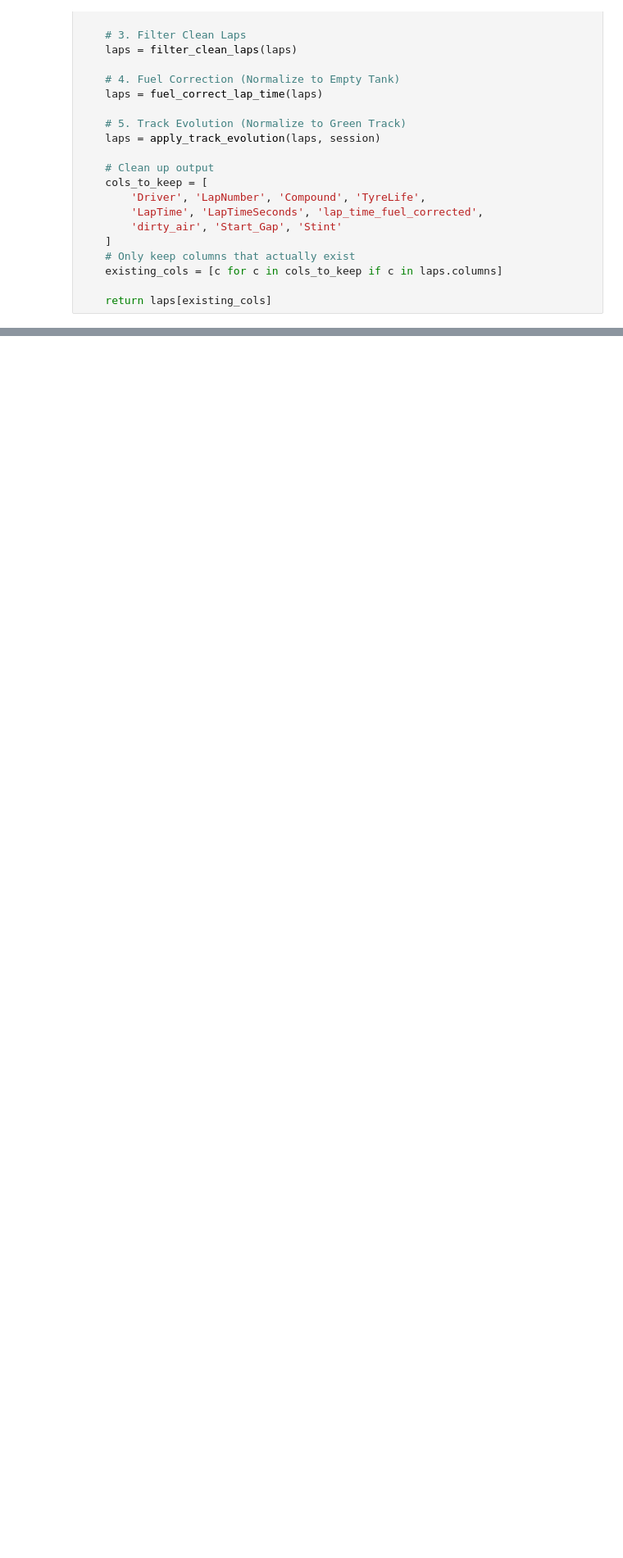
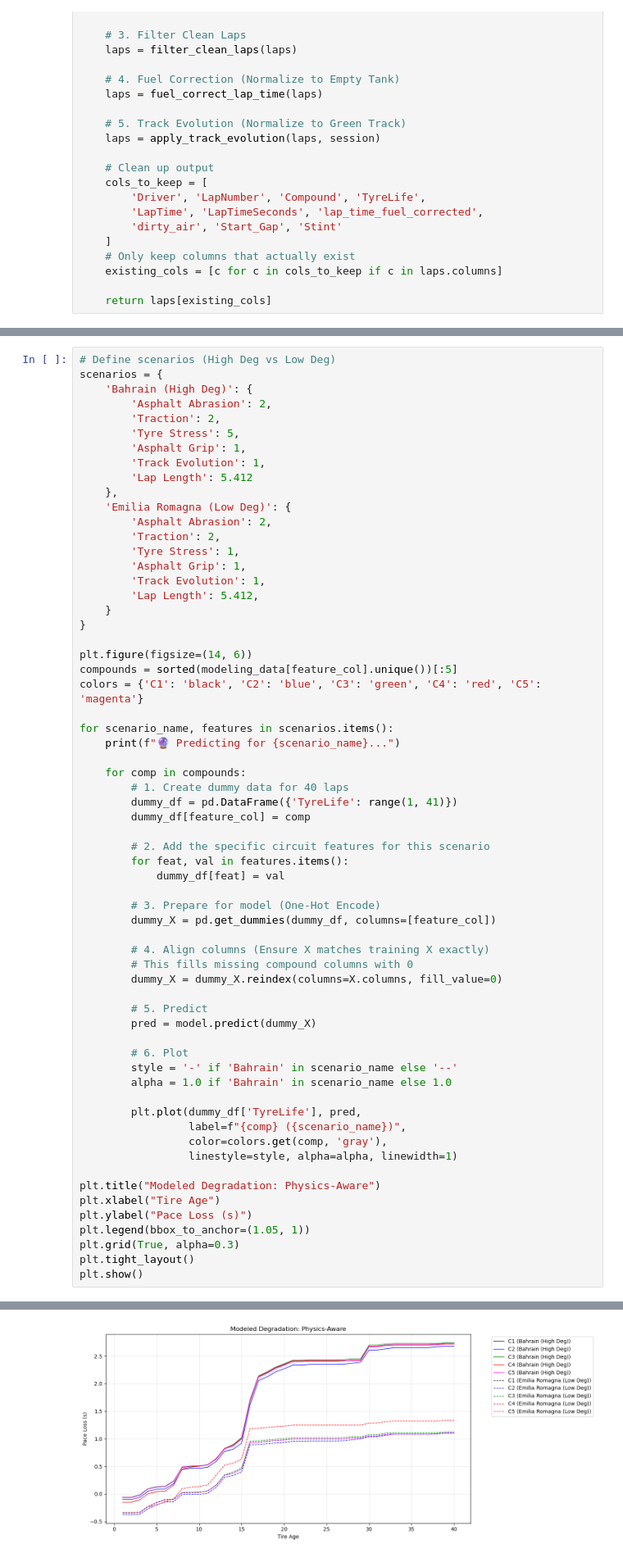
Before and after one commit to elijahmccauley/f1_tire_deg, a Jupyter notebook: f1_strategy_tool.ipynb, the cells around one changed output, grey strips where cells are left out. Shown at 82% size. Drawn from its saved outputs; the diff is of its cells as text; blank space fills up the shorter version.

```diff
--- a/f1_strategy_tool.ipynb
+++ b/f1_strategy_tool.ipynb
@@ -313,0 +901,64 @@ def process_race_for_tire_analysis(session, include_weather=True):
+# %%
+# Define scenarios (High Deg vs Low Deg)
+scenarios = {
+    'Bahrain (High Deg)': {
+        'Asphalt Abrasion': 2,
+        'Traction': 2,
+        'Tyre Stress': 5,
+        'Asphalt Grip': 1,
+        'Track Evolution': 1,
+        'Lap Length': 5.412
+    },
+    'Emilia Romagna (Low Deg)': {
+        'Asphalt Abrasion': 2,
+        'Traction': 2,
+        'Tyre Stress': 1,
+        'Asphalt Grip': 1,
+        'Track Evolution': 1,
+        'Lap Length': 5.412,
+    }
+}
+
+plt.figure(figsize=(14, 6))
+compounds = sorted(modeling_data[feature_col].unique())[:5]
+colors = {'C1': 'black', 'C2': 'blue', 'C3': 'green', 'C4': 'red', 'C5': 'magenta'}
+
+for scenario_name, features in scenarios.items():
+    print(f"🔮 Predicting for {scenario_name}...")
+
+    for comp in compounds:
+        # 1. Create dummy data for 40 laps
+        dummy_df = pd.DataFrame({'TyreLife': range(1, 41)})
+        dummy_df[feature_col] = comp
+
+        # 2. Add the specific circuit features for this scenario
+        for feat, val in features.items():
+            dummy_df[feat] = val
+
+        # 3. Prepare for model (One-Hot Encode)
+        dummy_X = pd.get_dummies(dummy_df, columns=[feature_col])
+
+        # 4. Align columns (Ensure X matches training X exactly)
+        # This fills missing compound columns with 0
+        dummy_X = dummy_X.reindex(columns=X.columns, fill_value=0)
+
+        # 5. Predict
+        pred = model.predict(dummy_X)
+
+        # 6. Plot
+        style = '-' if 'Bahrain' in scenario_name else '--'
+        alpha = 1.0 if 'Bahrain' in scenario_name else 1.0
+
+        plt.plot(dummy_df['TyreLife'], pred,
+                 label=f"{comp} ({scenario_name})",
+                 color=colors.get(comp, 'gray'),
+                 linestyle=style, alpha=alpha, linewidth=1)
+
+plt.title("Modeled Degradation: Physics-Aware")
+plt.xlabel("Tire Age")
+plt.ylabel("Pace Loss (s)")
+plt.legend(bbox_to_anchor=(1.05, 1))
+plt.grid(True, alpha=0.3)
+plt.tight_layout()
+plt.show()
+# %% [output]
@@ -313,0 +967 @@ def process_race_for_tire_analysis(session, include_weather=True):
+[figure, added]
```
Also changed, not shown: parts of 34 cells of this notebook, 2 other files.
